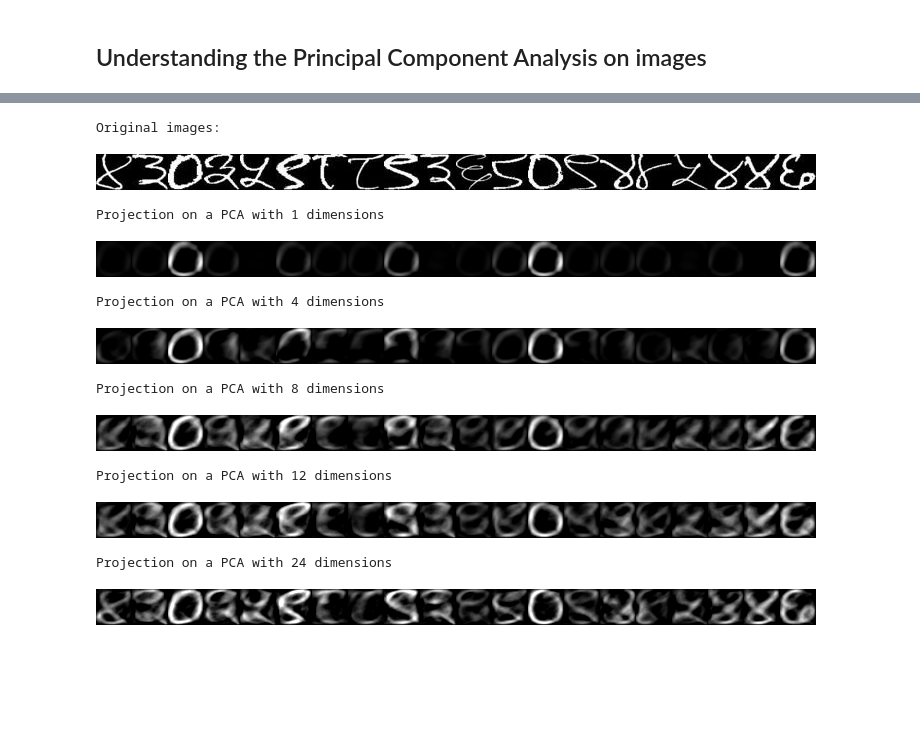
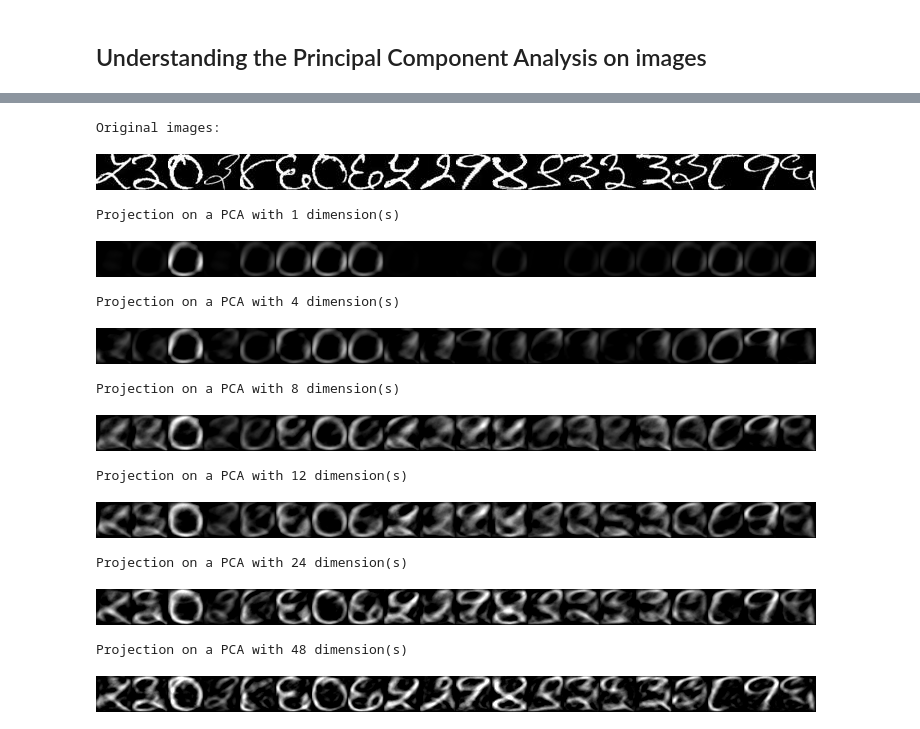
Before and after one commit to PForet/Devanagari_recognition, a Jupyter notebook: Benchmark.ipynb, the cells around one changed output, grey strips where cells are left out. Drawn from its saved outputs; the diff is of its cells as text; code cells hidden in the pictures; blank space fills up the shorter version.

Commit message:
function to display PCA features as images

```diff
--- a/Benchmark.ipynb
+++ b/Benchmark.ipynb
@@ -194,39 +229,41 @@ To better understand this concept, we can visualize the axis of the PCA as an im
 # %%
-# Given a sample of images (as vector), display there projection on a PCA with n_axis
+# Given a sample of images (as vector), display their projection on a PCA with n_axis
 def display_inverse_PCA(sample, n_axis):
     # Define and fit on all the numerals
     pca = PCA(n_components = n_axis)
     pca.fit(numerals_inputs)
     # Project the sample on the PCA axis
     transformed_samples = pca.transform(sample)
     # Go again in the original space so we can interpret the projections as images
     untransformed_samples = [img.reshape(36,36) for img in
             pca.inverse_transform(transformed_samples)]
     # Paste all images sides by sides and display
     all_images = concatenate(untransformed_samples, axis=1)
     display(Image.fromarray(np.matrix(all_images)).convert('RGB'))
 
 # Randomly select a sample of characters to work with
 image_sample = sample(numerals_proc, 20)
 # Transform the selected images as vectors, without rescaling them
 vec_sample = to_vectors(image_sample, False)
 
 # Display the results for some numbers of components
 print("Original images:")
 display_some(image_sample, n=0, to_sample=False)
-for nb_components in (1,4,8,12,24):
-    print("Projection on a PCA with {} dimensions".format(nb_components))
+for nb_components in (1,4,8,12,24,48):
+    print("Projection on a PCA with {} dimension(s)".format(nb_components))
     display_inverse_PCA(vec_sample, nb_components)
 # %% [output]
 Original images:
-[figure, old version]
+[figure, new version]
-Projection on a PCA with 1 dimensions
+Projection on a PCA with 1 dimension(s)
-[figure, old version]
+[figure, new version]
-Projection on a PCA with 4 dimensions
+Projection on a PCA with 4 dimension(s)
-[figure, old version]
+[figure, new version]
-Projection on a PCA with 8 dimensions
+Projection on a PCA with 8 dimension(s)
-[figure, old version]
+[figure, new version]
-Projection on a PCA with 12 dimensions
+Projection on a PCA with 12 dimension(s)
-[figure, old version]
+[figure, new version]
-Projection on a PCA with 24 dimensions
+Projection on a PCA with 24 dimension(s)
-[figure, old version]
+[figure, new version]
+Projection on a PCA with 48 dimension(s)
+[figure, added]
```
Also changed, not shown: parts of 5 cells of this notebook.
